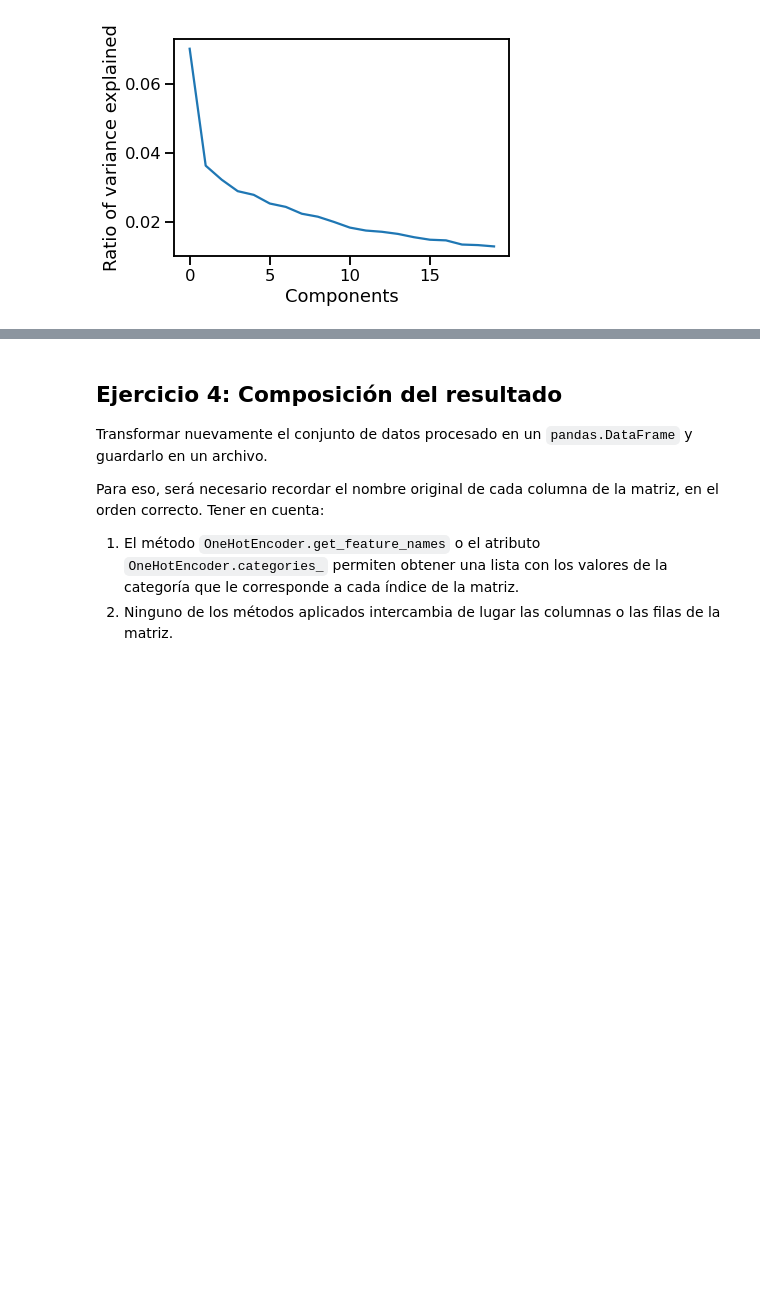
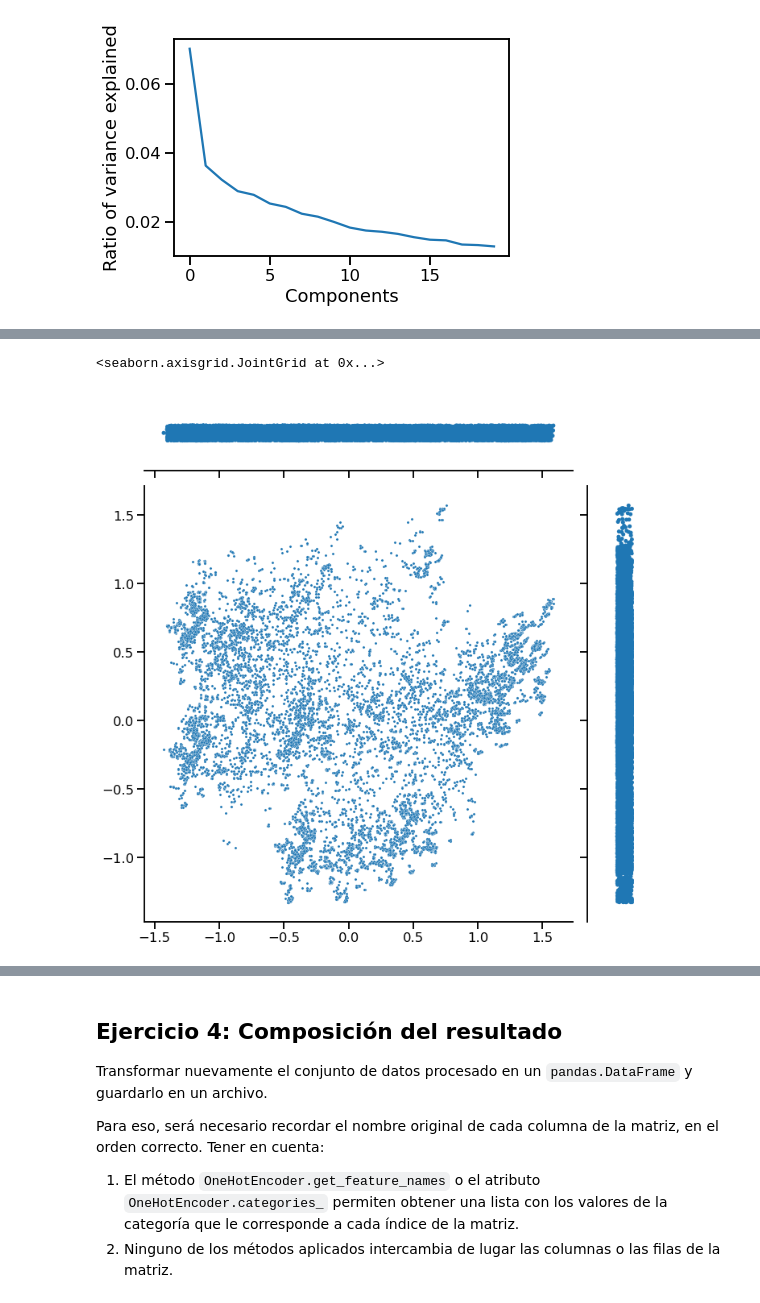
Before and after one commit to eliasexequiel/diplodatos, a Jupyter notebook: 02_analisis_y_curacion/entregable_parte2_wolfmann.ipynb, the cells around one changed output, grey strips where cells are left out. Saved outputs shown, nothing was run; the diff lists cells and outputs as text; code cells hidden in the pictures; blank space fills up the shorter version.

```diff
--- a/02_analisis_y_curacion/entregable_parte2_wolfmann.ipynb
+++ b/02_analisis_y_curacion/entregable_parte2_wolfmann.ipynb
@@ -369,0 +365,9 @@ seaborn.histplot(ax=axes[5], x=pca.components_[5,:], color=color2)
+# %%
+g = seaborn.JointGrid(x=proyected_features[:,0], y=proyected_features[:,1],
+
+                      height=10)
+g.plot_joint(seaborn.scatterplot, s=10)
+g.plot_marginals(seaborn.stripplot)
+# %% [output]
+<seaborn.axisgrid.JointGrid at 0x...>
+[figure, added]
```
Also changed, not shown: parts of 7 cells of this notebook.
